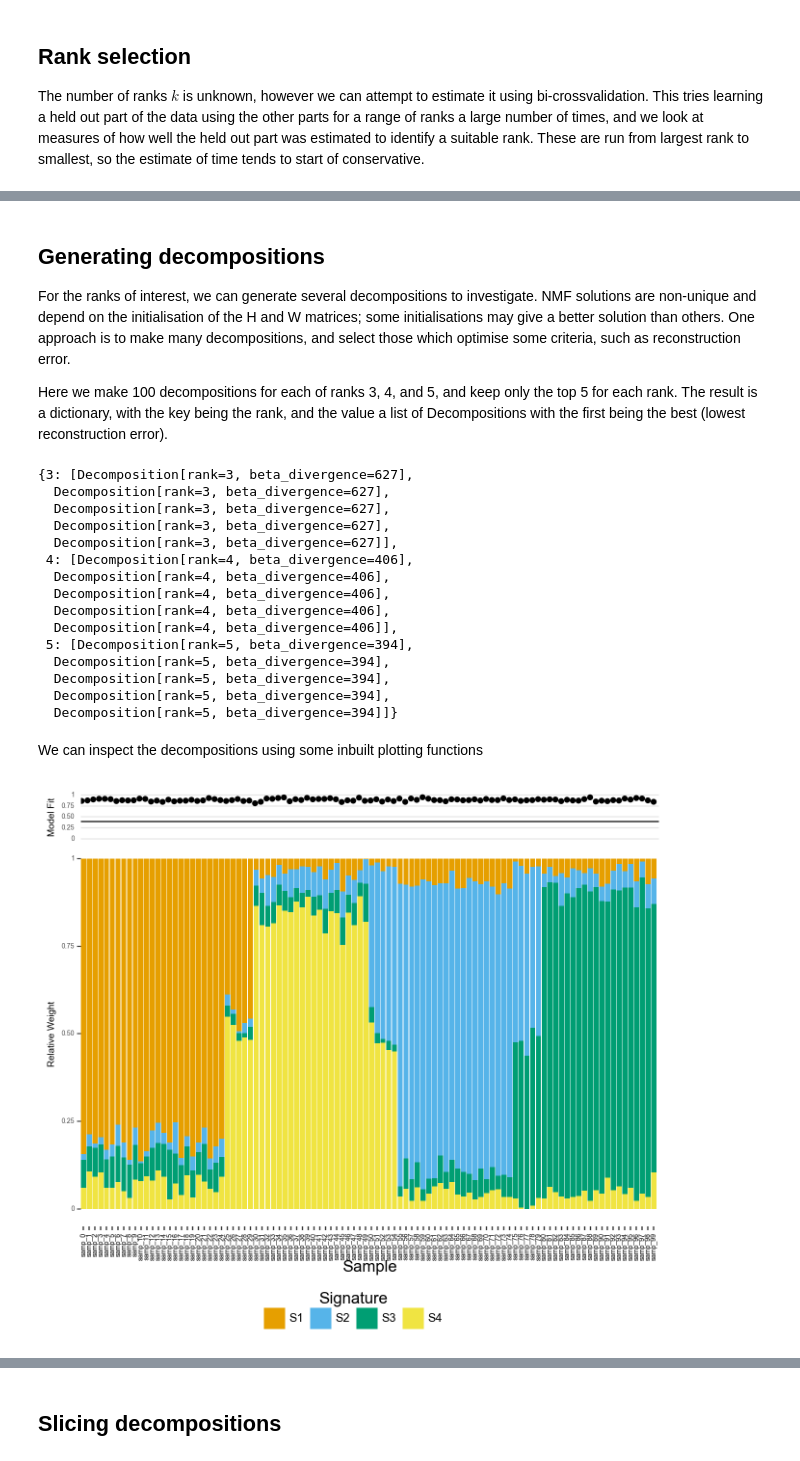
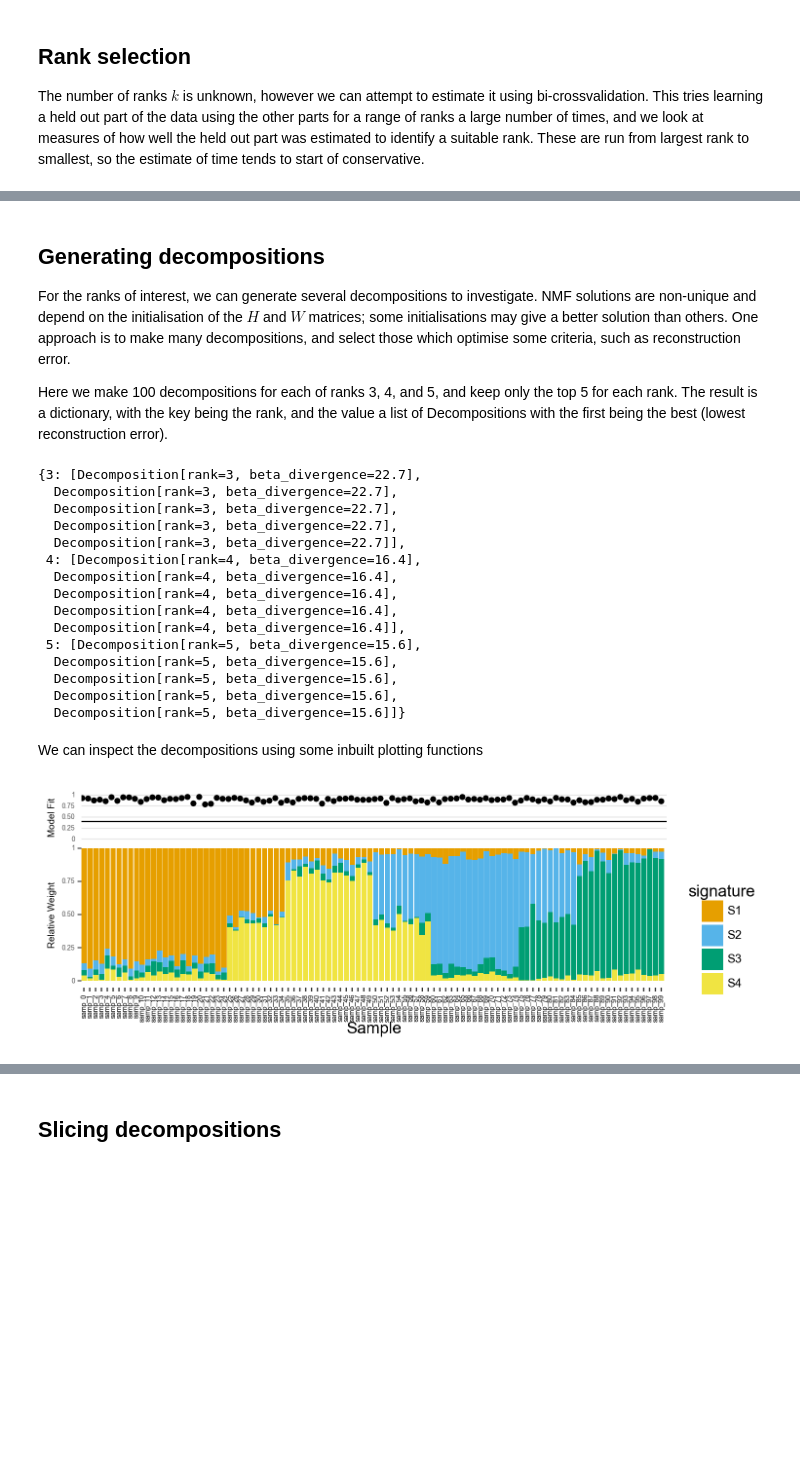
Before and after one commit to apduncan/cvanmf, a Jupyter notebook: docs/example.ipynb, the cells around one changed output, grey strips where cells are left out. Drawn from its saved outputs; the diff is of its cells as text; code cells hidden in the pictures; blank space fills up the shorter version.

```diff
--- a/docs/example.ipynb
+++ b/docs/example.ipynb
@@ -70,0 +64,9 @@ sns.heatmap(x)
+# %%
+x = models.synthetic_data(
+    overlap=0.4,
+    k=4,
+    scale_lognormal_params=dict(sigma=0.75)
+)
+# Each feature is assigned a weight drawn from a lognormal distribution, to roughly simulate some features (such a taxon)
+# generally taking higher values in input data.
+sns.heatmap(x)
@@ -92,33 +104,33 @@ The different measures here are:
 # %% [markdown]
 ## Generating decompositions
-For the ranks of interest, we can generate several decompositions to investigate. NMF solutions are non-unique and depend on the initialisation of the H and W matrices; some initialisations may give a better solution than others. One approach is to make many decompositions, and select those which optimise some criteria, such as reconstruction error.
+For the ranks of interest, we can generate several decompositions to investigate. NMF solutions are non-unique and depend on the initialisation of the $H$ and $W$ matrices; some initialisations may give a better solution than others. One approach is to make many decompositions, and select those which optimise some criteria, such as reconstruction error.
 
 Here we make 100 decompositions for each of ranks 3, 4, and 5, and keep only the top 5 for each rank. The result is a dictionary, with the key being the rank, and the value a list of Decompositions with the first being the best (lowest reconstruction error).
 # %%
 decomps = decompositions(x, ranks=[3, 4, 5], top_n=5, random_starts=100, seed=4928)
 decomps
 # %% [output]
-{3: [Decomposition[rank=3, beta_divergence=627],
-  Decomposition[rank=3, beta_divergence=627],
-  Decomposition[rank=3, beta_divergence=627],
-  Decomposition[rank=3, beta_divergence=627],
-  Decomposition[rank=3, beta_divergence=627]],
- 4: [Decomposition[rank=4, beta_divergence=406],
-  Decomposition[rank=4, beta_divergence=406],
-  Decomposition[rank=4, beta_divergence=406],
-  Decomposition[rank=4, beta_divergence=406],
-  Decomposition[rank=4, beta_divergence=406]],
- 5: [Decomposition[rank=5, beta_divergence=394],
-  Decomposition[rank=5, beta_divergence=394],
-  Decomposition[rank=5, beta_divergence=394],
-  Decomposition[rank=5, beta_divergence=394],
-  Decomposition[rank=5, beta_divergence=394]]}
+{3: [Decomposition[rank=3, beta_divergence=22.7],
+  Decomposition[rank=3, beta_divergence=22.7],
+  Decomposition[rank=3, beta_divergence=22.7],
+  Decomposition[rank=3, beta_divergence=22.7],
+  Decomposition[rank=3, beta_divergence=22.7]],
+ 4: [Decomposition[rank=4, beta_divergence=16.4],
+  Decomposition[rank=4, beta_divergence=16.4],
+  Decomposition[rank=4, beta_divergence=16.4],
+  Decomposition[rank=4, beta_divergence=16.4],
+  Decomposition[rank=4, beta_divergence=16.4]],
+ 5: [Decomposition[rank=5, beta_divergence=15.6],
+  Decomposition[rank=5, beta_divergence=15.6],
+  Decomposition[rank=5, beta_divergence=15.6],
+  Decomposition[rank=5, beta_divergence=15.6],
+  Decomposition[rank=5, beta_divergence=15.6]]}
 # %% [markdown]
 We can inspect the decompositions using some inbuilt plotting functions
 # %%
-decomps[4][0].plot_relative_weight()
+decomps[4][0].plot_relative_weight(heights=[0.5, 1.5])
 # %% [output]
-[figure, old version]
+[figure, new version]
 # %%
 decomps[4][0].plot_pcoa()
 # %% [output]
```
Also changed, not shown: parts of 22 cells of this notebook, 5 other files.
